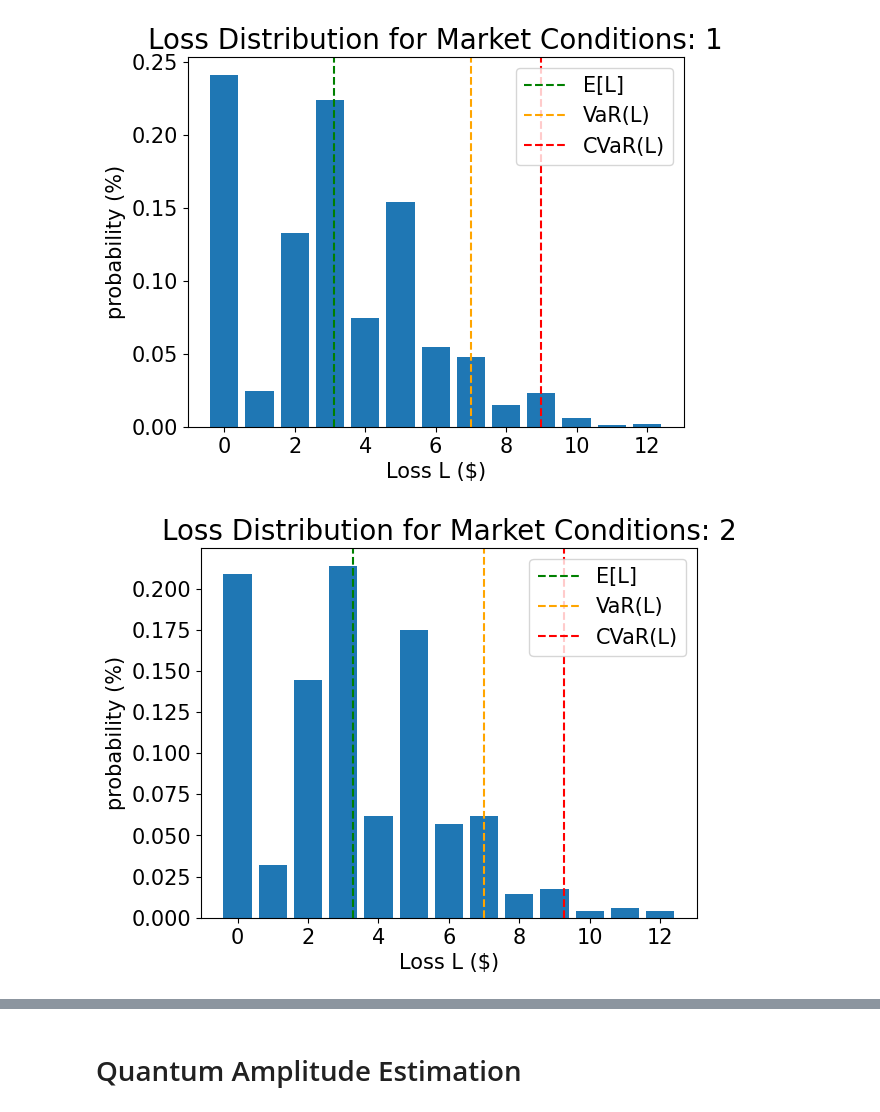
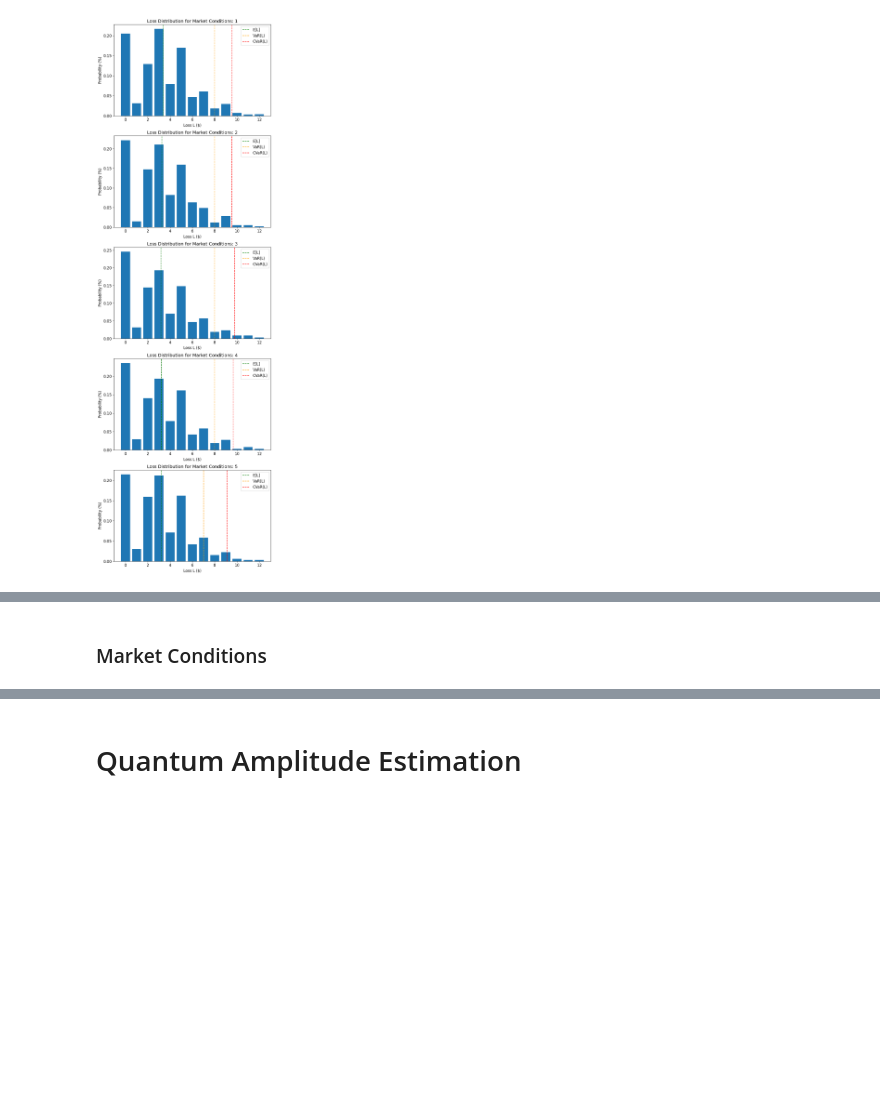
Before and after one commit to DanielVenter/MSci-Dissertation, a Jupyter notebook: Advance Experiment/AdvanceExperiment.ipynb, the cells around one changed output, grey strips where cells are left out. Saved outputs shown, nothing was run; the diff lists cells and outputs as text; code cells hidden in the pictures; blank space fills up the shorter version.

```diff
--- a/Advance Experiment/AdvanceExperiment.ipynb
+++ b/Advance Experiment/AdvanceExperiment.ipynb
@@ -24,9 +31,13 @@ import pennylane as qml
 # %%
 K = 5
 n_z = K
+
 z_max = 2
 z_values = np.linspace(-z_max, z_max, 2**K)
+z_cdf = norm.cdf(z_values)
 p_zeros = [0.15, 0.25, 0.5, 0.11, 0.32]
 rhos = [0.1, 0.05, 0.08, 0.23, 0.08]
 lgd = [1, 2, 3, 4, 2]
 alpha = 0.05
+
+x_eval = int(np.ceil(np.mean(lgd)))
@@ -100,15 +129,3 @@ for j in range(5):
     }
 
     market_data.append(market_fixed_data)
-# %%
-for i, run_data in enumerate(market_data):
-    data = run_data.get("Emperical Calculations")
-    print(f"Market conditions for p_z_{i}")
-    print(
-        "Expected Loss E[L]:                %.4f" % data.get("expected_loss")
-    )
-    print("Value at Risk VaR[L]:              %.4f" % data.get("var"))
-    print("P[L <= VaR[L]]:                    %.4f" % data.get("probability"))
-    print("Conditional Value at Risk CVaR[L]: %.4f" % data.get("cvar"))
-
-    print("#" * 20)
@@ -133,24 +132,29 @@ Conditional Value at Risk CVaR[L]: 9.3261
 # %%
-for i, market_data_run in enumerate(market_data):
+fig, axes = plt.subplots(len(market_data), 1, figsize=(8, 5 * len(market_data)))
+
+if len(market_data) == 1:
+    axes = [axes]  # Ensure axes is always iterable
+
+for i, (ax, market_data_run) in enumerate(zip(axes, market_data)):
     losses = market_data_run.get("losses")
     pdf = market_data_run.get("pdf")
-    expected_loss = market_data_run.get("Emperical Calculations").get(
-        "expected_loss"
-    )
-    var = market_data_run.get("Emperical Calculations").get("var")
-    cvar = market_data_run.get("Emperical Calculations").get("cvar")
+    empirical_calc = market_data_run.get("Empirical Calculations", {})
 
-    plt.bar(losses, pdf)
-    plt.axvline(expected_loss, color="green", linestyle="--", label="E[L]")
-    plt.axvline(var, color="orange", linestyle="--", label="VaR(L)")
-    plt.axvline(cvar, color="red", linestyle="--", label="CVaR(L)")
-    plt.legend(fontsize=15)
-    plt.xlabel("Loss L ($)", size=15)
-    plt.ylabel("probability (%)", size=15)
-    plt.title(f"Loss Distribution for Market Conditions: {i+1}", size=20)
-    plt.xticks(size=15)
-    plt.yticks(size=15)
-    plt.show()
+    expected_loss = empirical_calc.get("expected_loss")
+    var = empirical_calc.get("var")
+    cvar = empirical_calc.get("cvar")
+
+    ax.bar(losses, pdf)
+    ax.axvline(expected_loss, color="green", linestyle="--", label="E[L]")
+    ax.axvline(var, color="orange", linestyle="--", label="VaR(L)")
+    ax.axvline(cvar, color="red", linestyle="--", label="CVaR(L)")
+    ax.legend(fontsize=12)
+    ax.set_xlabel("Loss L ($)", size=12)
+    ax.set_ylabel("Probability (%)", size=12)
+    ax.set_title(f"Loss Distribution for Market Conditions: {i+1}", size=14)
+    ax.tick_params(axis="both", labelsize=12)
+
+plt.tight_layout()
+plt.show()
 # %% [output]
-[figure, old version]
+[figure, new version]
-[figure, removed]
@@ -160,3 +161,5 @@ for i, market_data_run in enumerate(market_data):
+# %% [markdown]
+### Market Conditions
 # %%
 plt.plot(z_values, market_data[0].get("p_z"), "o-", linewidth=1, markersize=4)
 plt.plot(z_values, market_data[1].get("p_z"), "o-", linewidth=1, markersize=4)
```
Also changed, not shown: parts of 51 cells of this notebook, 32 other files.
